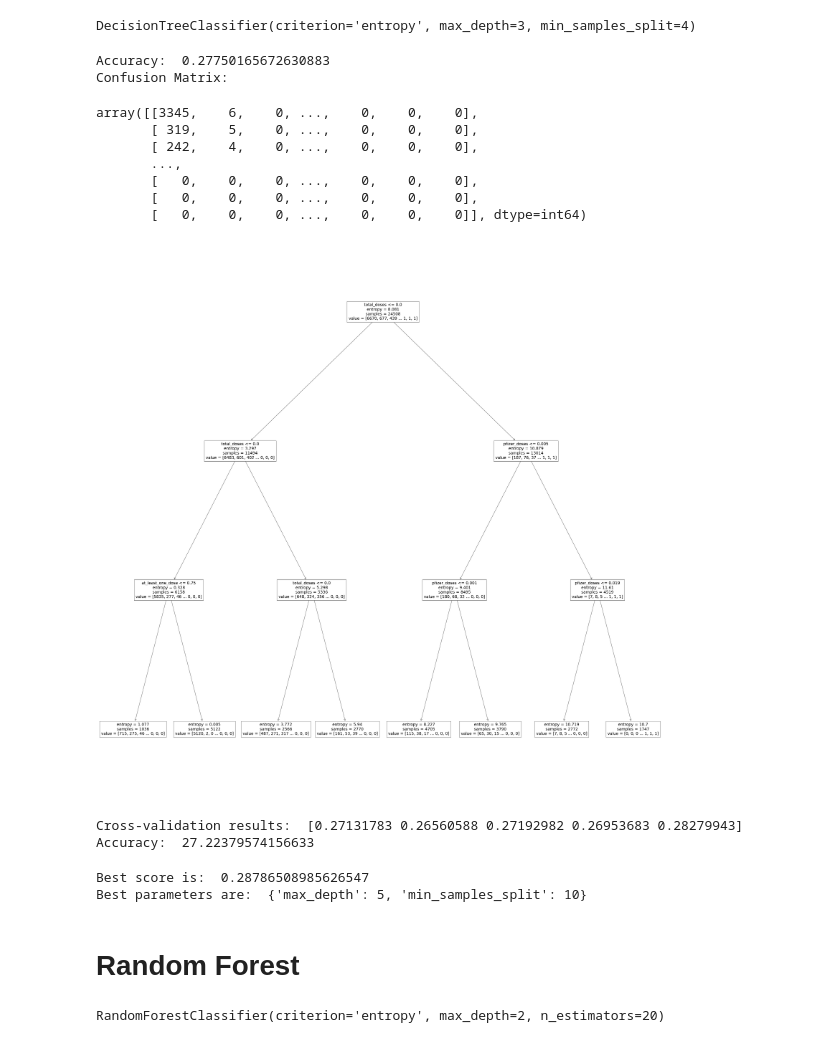
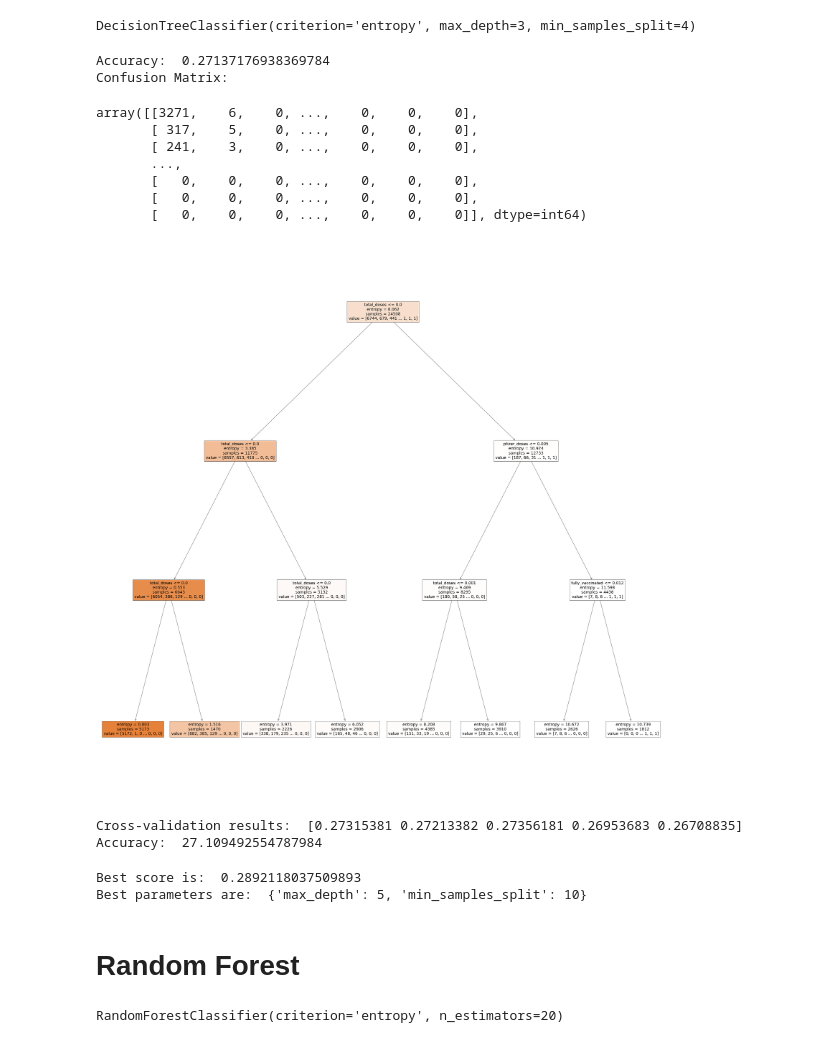
Before and after one commit to RunfengJiang/CMPE-255_Project_Team8, a Jupyter notebook: scripts/CMPE255_Team8_TrainingModules.ipynb, the cells around one changed output. Saved outputs shown, nothing was run; the diff lists cells and outputs as text; code cells hidden in the pictures.

```diff
--- a/scripts/CMPE255_Team8_TrainingModules.ipynb
+++ b/scripts/CMPE255_Team8_TrainingModules.ipynb
@@ -124,4 +125,4 @@ from sklearn.preprocessing import OrdinalEncoder, MinMaxScaler, LabelEncoder
 
 vacc_prog = pd.read_csv("../data/vacc_prog_clean.csv")
 # %%
-vacc_prog = vacc_prog.drop(vacc_prog.columns[0],axis=1)
+# vacc_prog = vacc_prog.drop(vacc_prog.columns[0],axis=1)
@@ -164,11 +156,11 @@ print("Accuracy: ", vacc_clf.score(X_test, y_test))
 print("Confusion Matrix: ")
 confusion_matrix(y_test, y_pred)
 # %% [output]
-Accuracy:  0.27750165672630883
+Accuracy:  0.27137176938369784
 Confusion Matrix:
-array([[3345,    6,    0, ...,    0,    0,    0],
-       [ 319,    5,    0, ...,    0,    0,    0],
-       [ 242,    4,    0, ...,    0,    0,    0],
+array([[3271,    6,    0, ...,    0,    0,    0],
+       [ 317,    5,    0, ...,    0,    0,    0],
+       [ 241,    3,    0, ...,    0,    0,    0],
        ...,
        [   0,    0,    0, ...,    0,    0,    0],
        [   0,    0,    0, ...,    0,    0,    0],
@@ -176,10 +168,10 @@ array([[3345,    6,    0, ...,    0,    0,    0],
 # %%
 from sklearn import tree
 import matplotlib.pyplot as plt
 fig = plt.figure(figsize=(60,60))
-fig = tree.plot_tree(vacc_clf, feature_names=vacc_prog.keys())
+fig = tree.plot_tree(vacc_clf, feature_names=vacc_prog.keys(),filled=True)
 # %% [output]
-[figure, old version]
+[figure, new version]
 # %%
 from sklearn import model_selection
 fivefold = model_selection.KFold(n_splits=5)
@@ -189,8 +181,8 @@ results_5fold = model_selection.cross_val_score(dt_5fold, X_train, y_train, cv=f
 print("Cross-validation results: ", results_5fold)
 print("Accuracy: ", (results_5fold.mean()*100.0))
 # %% [output]
-Cross-validation results:  [0.27131783 0.26560588 0.27192982 0.26953683 0.28279943]
-Accuracy:  27.22379574156633
+Cross-validation results:  [0.27315381 0.27213382 0.27356181 0.26953683 0.26708835]
+Accuracy:  27.109492554787984
 # %%
 from sklearn.model_selection import GridSearchCV
 max_depth = [3, 4, 5]
@@ -204,7 +196,7 @@ best_score, best_params = best_model.best_score_, best_model.best_params_
 print("Best score is: ", best_score)
 print("Best parameters are: ", best_params)
 # %% [output]
-Best score is:  0.28786508985626547
+Best score is:  0.2892118037509893
 Best parameters are:  {'max_depth': 5, 'min_samples_split': 10}
 # %% [markdown]
 # Random Forest
@@ -211,10 +208,8 @@ Best parameters are:  {'max_depth': 5, 'min_samples_split': 10}
 # %%
-from sklearn.ensemble import RandomForestClassifier
-rf_clf = RandomForestClassifier(n_estimators=20,criterion='entropy',\
-                                max_depth=2,min_samples_split=2)
+rf_clf = RandomForestClassifier(n_estimators=20,criterion='entropy')
 rf_clf.fit(X_train, y_train)
 # %% [output]
-RandomForestClassifier(criterion='entropy', max_depth=2, n_estimators=20)
+RandomForestClassifier(criterion='entropy', n_estimators=20)
 # %%
 y_pred = rf_clf.predict(X_test)
 print("Accuracy: ", rf_clf.score(X_test, y_test))
```
Also changed, not shown: parts of 15 cells of this notebook.
